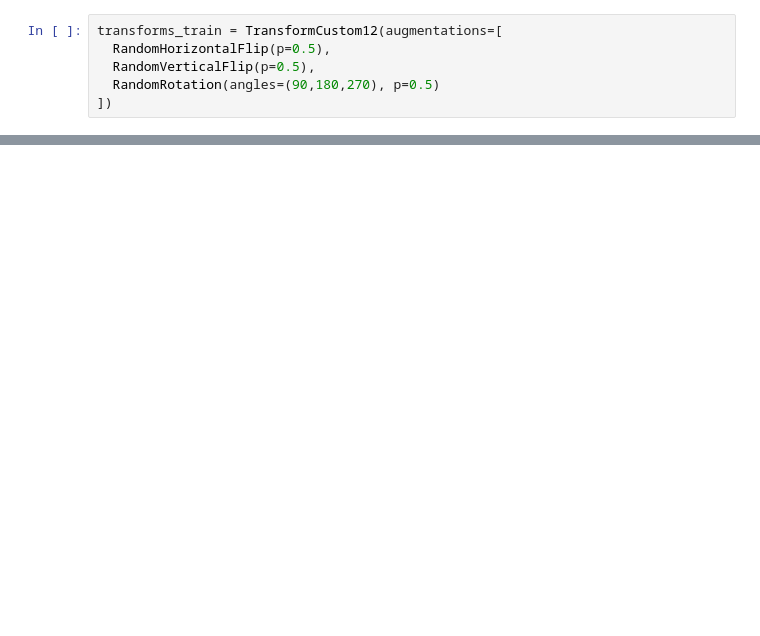
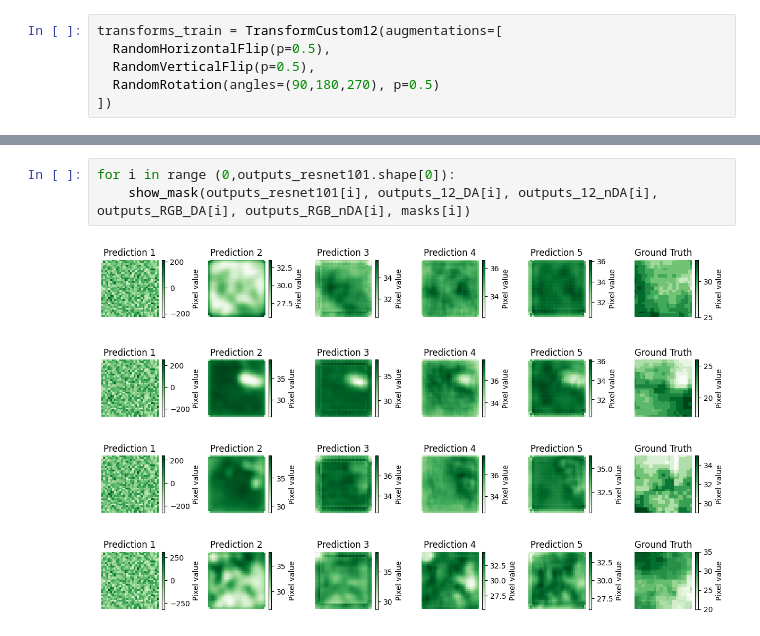
Before and after one commit to BaptisteCarmier/IPEO-projet, a Jupyter notebook: show.ipynb, the cells around one changed output, grey strips where cells are left out. Drawn from its saved outputs; the diff is of its cells as text; blank space fills up the shorter version.

Commit message:
show notebook changes

```diff
--- a/show.ipynb
+++ b/show.ipynb
@@ -68,0 +143,8 @@ for i in range(0,images_before.shape[0]):
+# %%
+for i in range (0,outputs_resnet101.shape[0]):
+    show_mask(outputs_resnet101[i], outputs_12_DA[i], outputs_12_nDA[i], outputs_RGB_DA[i], outputs_RGB_nDA[i], masks[i])
+# %% [output]
+[figure, added]
+[figure, added]
+[figure, added]
+[figure, added]
```
Also changed, not shown: parts of 6 cells of this notebook, 2 other files.
